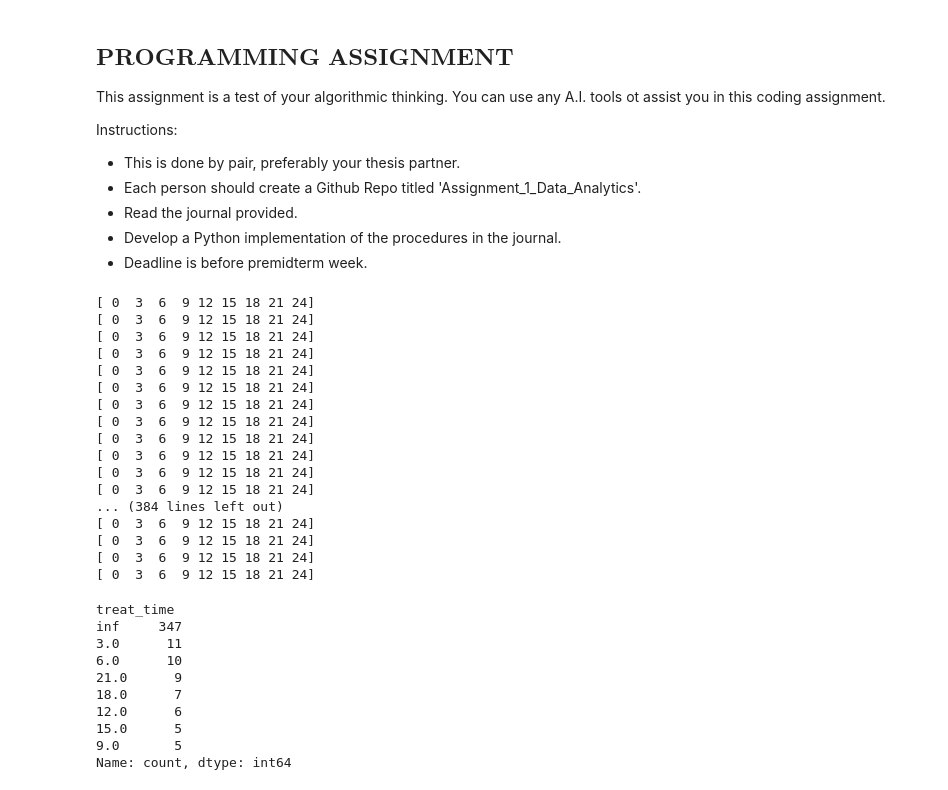
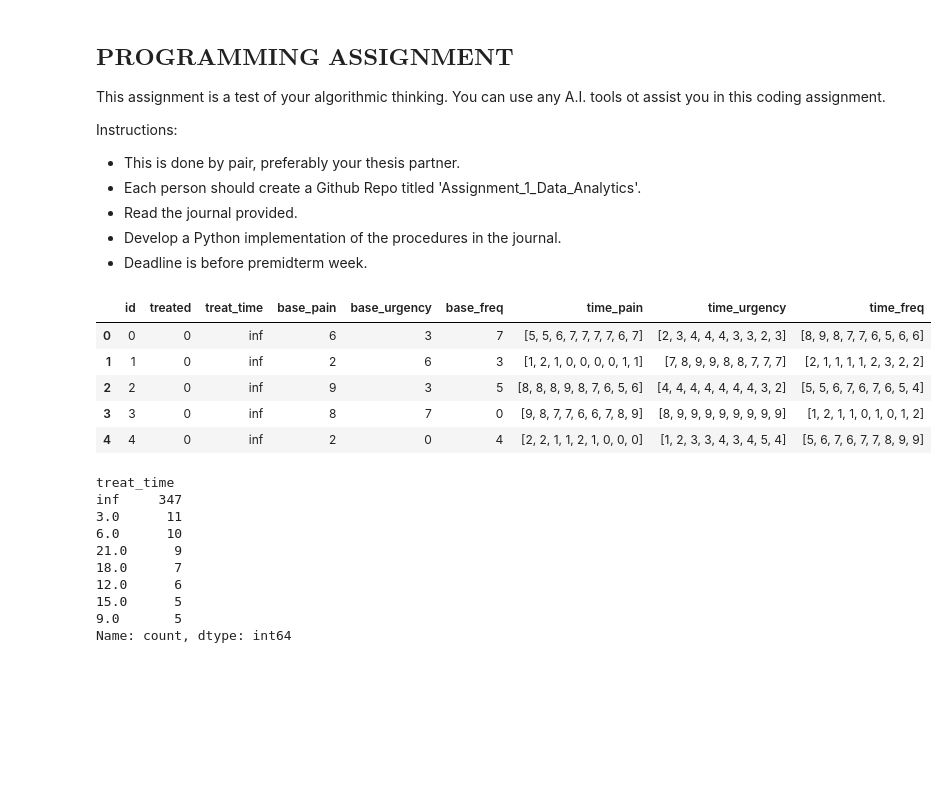
Before and after one commit to 0-BSCode/CS-3203, a Jupyter notebook: assignment-1/code.ipynb, the cells around one changed output. Drawn from its saved outputs; the diff is of its cells as text; code cells hidden in the pictures; blank space fills up the shorter version.

```diff
--- a/assignment-1/code.ipynb
+++ b/assignment-1/code.ipynb
@@ -44,7 +44,6 @@ for pid in range(n_patients):
     urgency = np.clip(urgency, 0, 9)
     freq = np.clip(freq, 0, 9)
 
-    print(time_points)
     # Treatment assignment (hazard increases with recent symptom worsening)
     treat_prob = 0.1 + 0.05*(np.mean(pain[-2:]) > 5)  # Simplified model
     treated = np.random.binomial(1, treat_prob)
@@ -63,24 +62,15 @@ for pid in range(n_patients):
     })
 
 df = pd.DataFrame(patients)
-# %% [output]
-[ 0  3  6  9 12 15 18 21 24]
-[ 0  3  6  9 12 15 18 21 24]
-[ 0  3  6  9 12 15 18 21 24]
-[ 0  3  6  9 12 15 18 21 24]
-[ 0  3  6  9 12 15 18 21 24]
-[ 0  3  6  9 12 15 18 21 24]
-[ 0  3  6  9 12 15 18 21 24]
-[ 0  3  6  9 12 15 18 21 24]
-[ 0  3  6  9 12 15 18 21 24]
-[ 0  3  6  9 12 15 18 21 24]
-[ 0  3  6  9 12 15 18 21 24]
-[ 0  3  6  9 12 15 18 21 24]
-... (384 lines left out)
-[ 0  3  6  9 12 15 18 21 24]
-[ 0  3  6  9 12 15 18 21 24]
-[ 0  3  6  9 12 15 18 21 24]
-[ 0  3  6  9 12 15 18 21 24]
+# %%
+df.head()
+# %% [output]
+|  | id | treated | treat_time | base_pain | base_urgency | base_freq | time_pain | time_urgency | time_freq |
+| 0 | 0 | 0 | inf | 6 | 3 | 7 | [5, 5, 6, 7, 7, 7, 7, 6, 7] | [2, 3, 4, 4, 4, 3, 3, 2, 3] | [8, 9, 8, 7, 7, 6, 5, 6, 6] |
+| 1 | 1 | 0 | inf | 2 | 6 | 3 | [1, 2, 1, 0, 0, 0, 0, 1, 1] | [7, 8, 9, 9, 8, 8, 7, 7, 7] | [2, 1, 1, 1, 1, 2, 3, 2, 2] |
+| 2 | 2 | 0 | inf | 9 | 3 | 5 | [8, 8, 8, 9, 8, 7, 6, 5, 6] | [4, 4, 4, 4, 4, 4, 4, 3, 2] | [5, 5, 6, 7, 6, 7, 6, 5, 4] |
+| 3 | 3 | 0 | inf | 8 | 7 | 0 | [9, 8, 7, 7, 6, 6, 7, 8, 9] | [8, 9, 9, 9, 9, 9, 9, 9, 9] | [1, 2, 1, 1, 0, 1, 0, 1, 2] |
+| 4 | 4 | 0 | inf | 2 | 0 | 4 | [2, 2, 1, 1, 2, 1, 0, 0, 0] | [1, 2, 3, 3, 4, 3, 4, 5, 4] | [5, 6, 7, 6, 7, 7, 8, 9, 9] |
 # %%
 df['treat_time'].value_counts()
 # %% [output]
```
Also changed, not shown: parts of 9 cells of this notebook.
